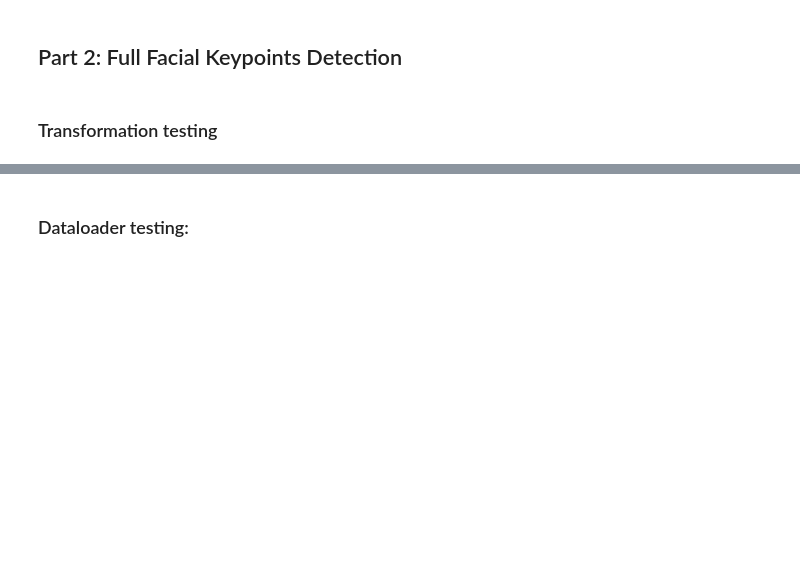
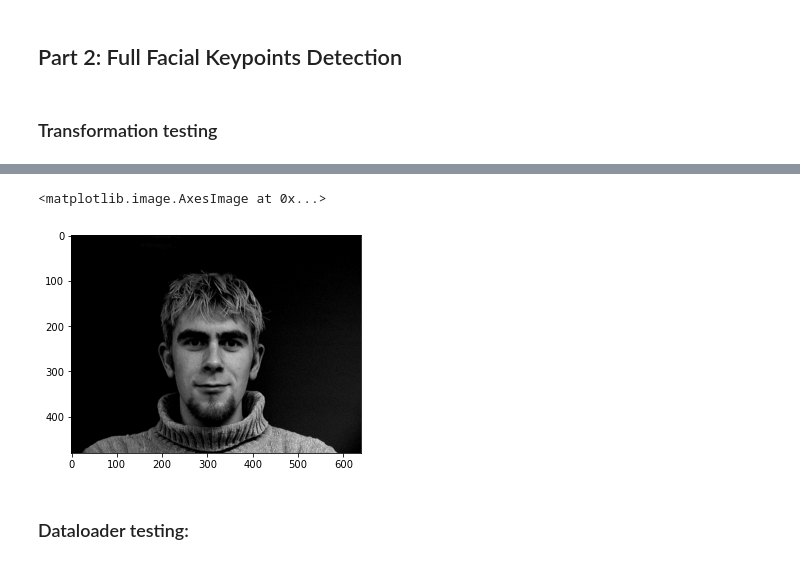
Before and after one commit to anthonybajoua/cs194_proj4, a Jupyter notebook: Face Landmarks.ipynb, the cells around one changed output, grey strips where cells are left out. Saved outputs shown, nothing was run; the diff lists cells and outputs as text; code cells hidden in the pictures; blank space fills up the shorter version.

```diff
--- a/Face Landmarks.ipynb
+++ b/Face Landmarks.ipynb
@@ -246,3 +246,13 @@ show_img_land(s3, p=ax[2], title='horizontal flip')
+# %%
+img = dataset[0]['im']
+m_bright = img.max()
+mi_bright = img.min()
+
+brighter = np.clip(img - .15, mi_bright, m_bright)
+plt.imshow(brighter, cmap='gray')
+# %% [output]
+<matplotlib.image.AxesImage at 0x...>
+[figure, added]
 # %% [markdown]
 ### Dataloader testing:
 # %%
```
Also changed, not shown: parts of 1 cell of this notebook, 2 other files.
